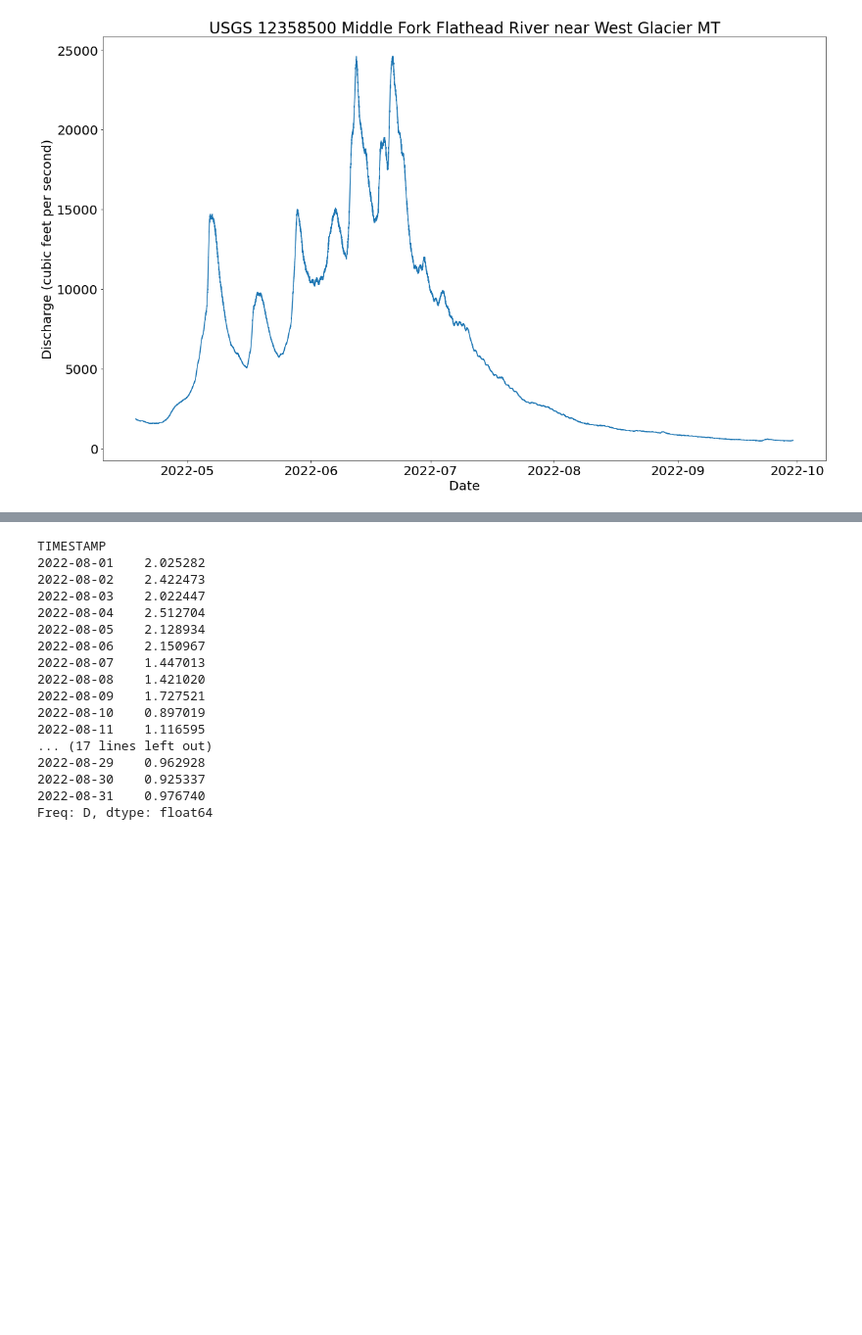
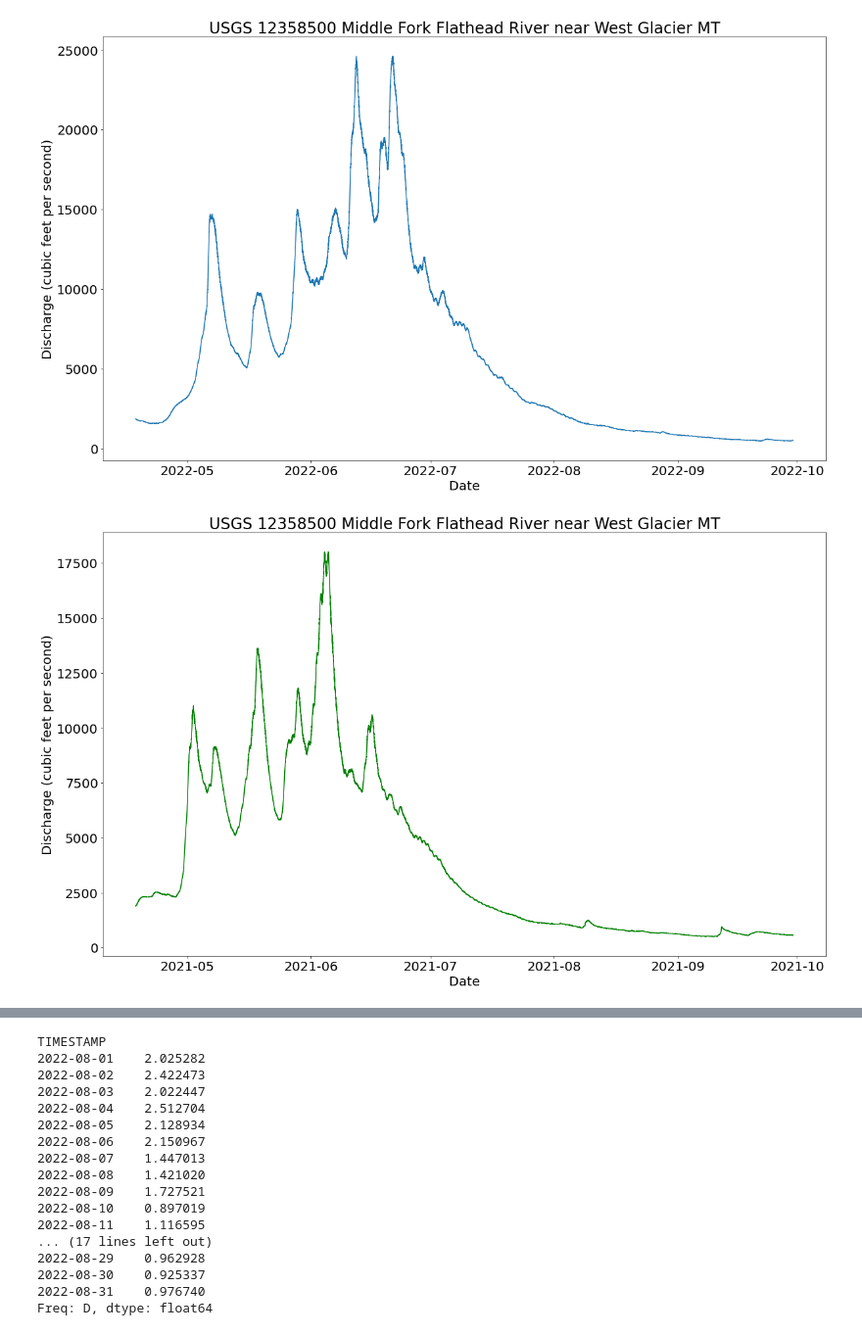
Before and after one commit to Harry1496/Capstone-Code, a Jupyter notebook: Prelim_Results.ipynb, the cells around one changed output, grey strips where cells are left out. Shown at 98% size. Drawn from its saved outputs; the diff is of its cells as text; code cells hidden in the pictures; blank space fills up the shorter version.

```diff
--- a/Prelim_Results.ipynb
+++ b/Prelim_Results.ipynb
@@ -69,6 +69,20 @@ start = dt.datetime(2022,4,18)
 end = dt.datetime(2022,9,30)
 
 disch_df = disch_df.loc[(disch_df.index>=start) & (disch_df.index<=end)]
+
+#reading in separate file because of bug issues
+
+disch_f21 = 'https://raw.githubusercontent.com/Harry1496/Capstone-Code/main/middlefork21.txt'
+disch_df21 =  pd.read_csv(disch_f21,sep='\t',comment='#',
+                       index_col='datetime',skiprows=[28],parse_dates=True)
+
+rdict = {'82906_00060':'cfs'}
+disch_df21.rename(columns=rdict,inplace=True)
+start2 = dt.datetime(2021,4,18)
+end2 = dt.datetime(2021,9,30)
+
+disch_df21 = disch_df21.loc[(disch_df21.index>=start2) & (disch_df21.index<=end2)]
+
 
 
 #This second one is for Meteorological data in Nyack
@@ -85,5 +99,6 @@ avg_temp = bestfit(clim_n,clim_df['AirTC'],'yhat')
 range1 = [i for i in range(0,365)]
 clim_df['doy'] = clim_df.index.dayofyear
 
-clim_df.head()
+print(disch_df)
+print(disch_df21)
 # %% [output]
@@ -137,6 +163,20 @@ plt.title('USGS 12358500 Middle Fork Flathead River near West Glacier MT')
 plt.show()
 # %% [output]
 [figure]
+# %%
+#data from 2021 read into different graph
+
+fig,ax = plt.subplots(figsize=(20,12))
+plt.rcParams['font.size'] = '20'
+#plt.plot(disch_df.index, disch_df['cfs'])
+plt.plot(disch_df21.index, disch_df21['cfs'], color='green')
+#plt.plot(clim_df.index,clim_df['AirTC']*100)
+plt.xlabel('Date')
+plt.ylabel('Discharge (cubic feet per second)')
+plt.title('USGS 12358500 Middle Fork Flathead River near West Glacier MT')
+plt.show()
+# %% [output]
+[figure, added]
 # %%
 fig2,ax = plt.subplots(figsize=(20,8))
 plt.rcParams['font.size'] = '20'
```
Also changed, not shown: parts of 13 cells of this notebook.
